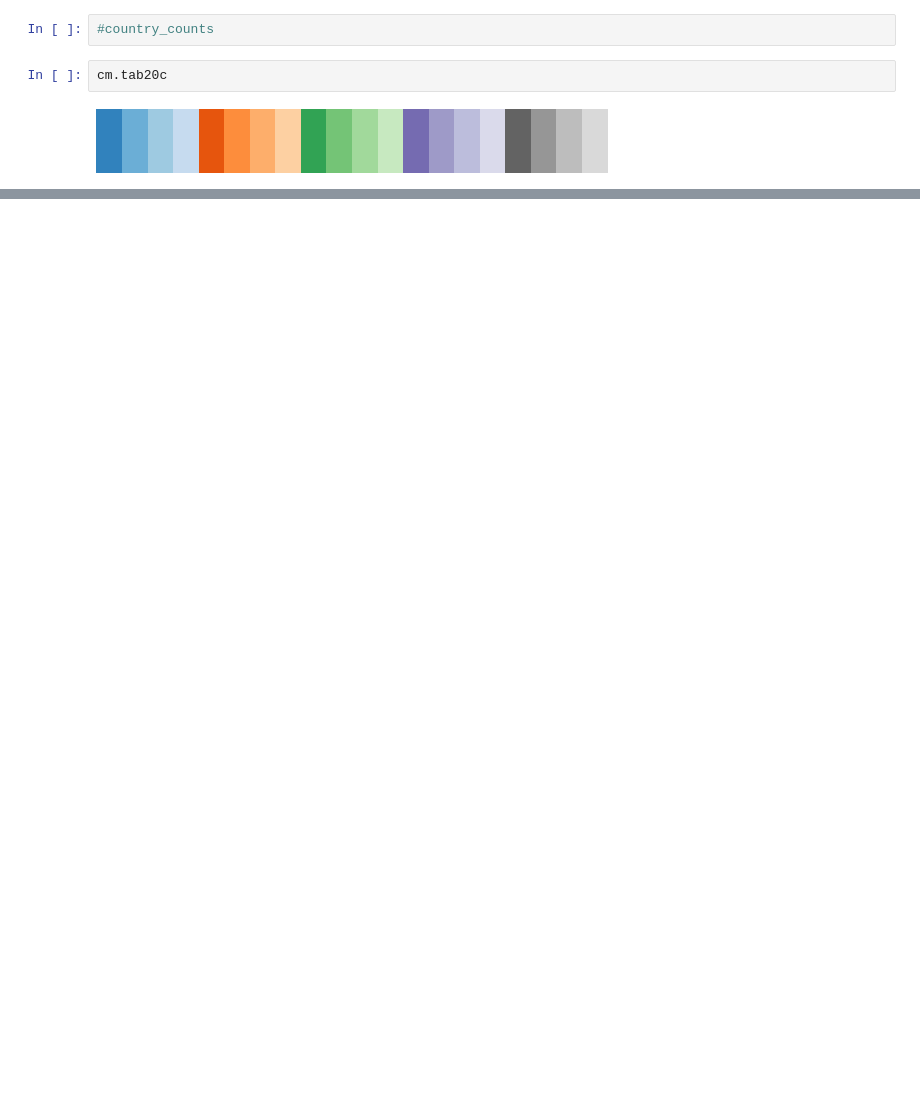
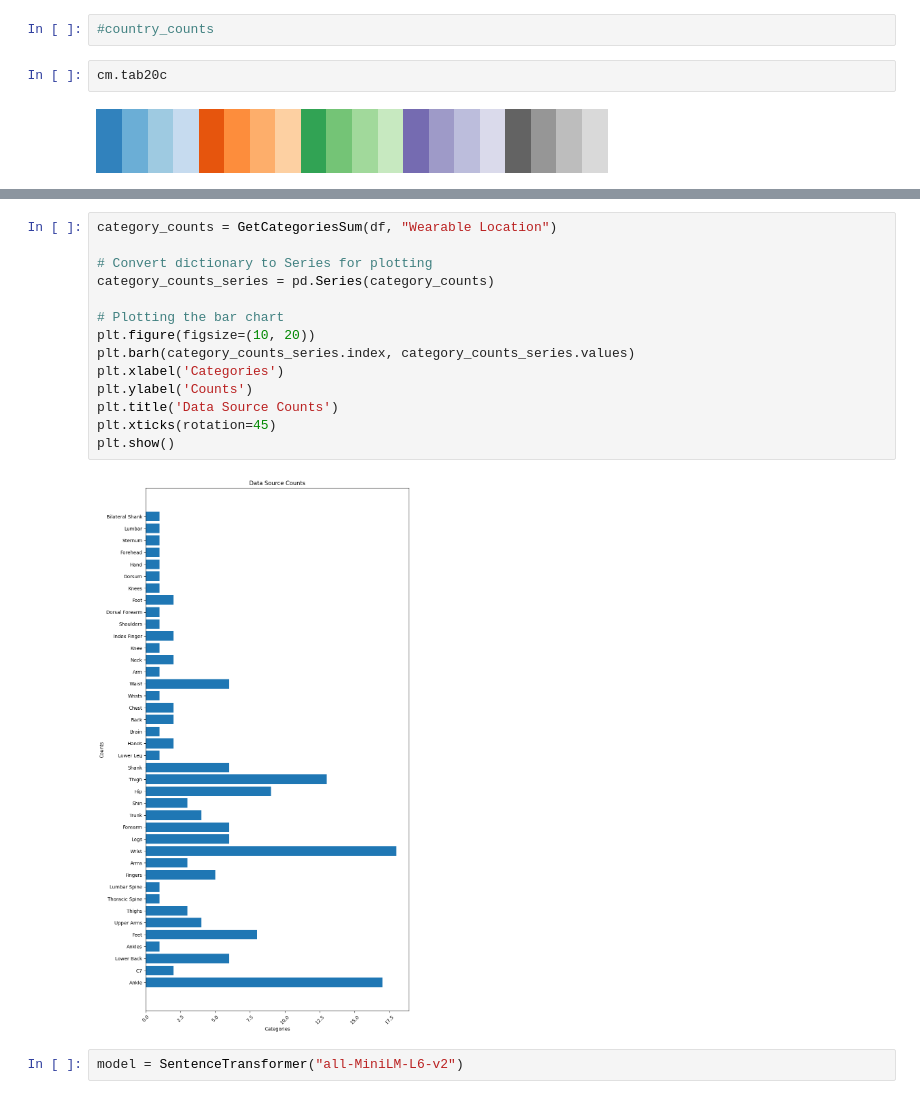
Before and after one commit to rdiazrincon/ai_mds, a Jupyter notebook: ai_mds.ipynb, the cells around one changed output, grey strips where cells are left out. Cells and saved outputs as stored; diff of their text form; blank space fills up the shorter version.

Commit message:
SentenceTransformer, Clustering

```diff
--- a/ai_mds.ipynb
+++ b/ai_mds.ipynb
@@ -232,0 +235,18 @@ plt.show()
+# %%
+category_counts = GetCategoriesSum(df, "Wearable Location")
+
+# Convert dictionary to Series for plotting
+category_counts_series = pd.Series(category_counts)
+
+# Plotting the bar chart
+plt.figure(figsize=(10, 20))
+plt.barh(category_counts_series.index, category_counts_series.values)
+plt.xlabel('Categories')
+plt.ylabel('Counts')
+plt.title('Data Source Counts')
+plt.xticks(rotation=45)
+plt.show()
+# %% [output]
+[figure, added]
+# %%
+model = SentenceTransformer("all-MiniLM-L6-v2")
```
Also changed, not shown: parts of 34 cells of this notebook, 2 other files.
